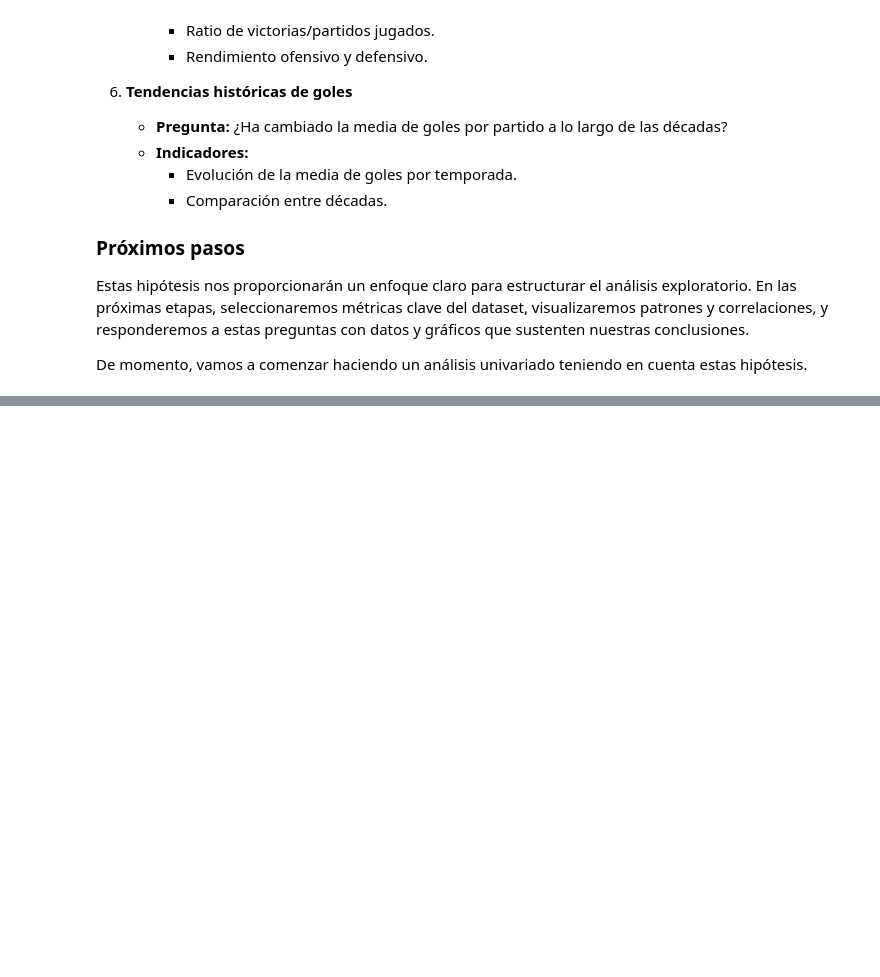
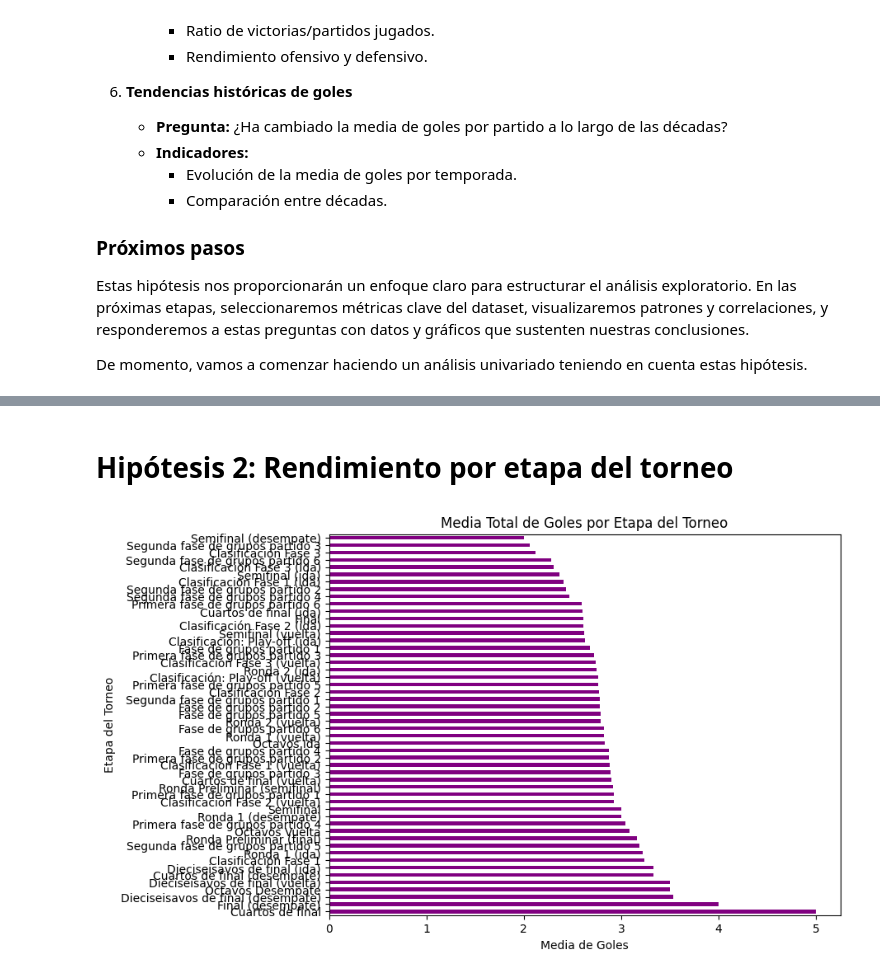
Before and after one commit to 27MarioGomez/ONLINE_DS_THEBRIDGE_27MarioGomez, a Jupyter notebook: Project_Break_I__EDA/EDA - CHAMPIONS LEAGUE/main.ipynb, the cells around one changed output, grey strips where cells are left out. Drawn from its saved outputs; the diff is of its cells as text; code cells hidden in the pictures; blank space fills up the shorter version.

```diff
--- a/Project_Break_I__EDA/EDA - CHAMPIONS LEAGUE/main.ipynb
+++ b/Project_Break_I__EDA/EDA - CHAMPIONS LEAGUE/main.ipynb
@@ -552,0 +488,16 @@ See the caveats in the documentation: https://pandas.pydata.org/pandas-docs/stab
+# %% [markdown]
+# Hipótesis 2: Rendimiento por etapa del torneo
+# %%
+# Media de goles anotados y encajados por etapa
+round_data = df_cleaned.groupby('Round')[['Team 1 Goals', 'Team 2 Goals']].mean()
+round_data['Average Goals'] = round_data['Team 1 Goals'] + round_data['Team 2 Goals']
+
+# Visualización ajustada
+plt.figure(figsize=(8, 6))
+round_data['Average Goals'].sort_values(ascending=False).plot(kind='barh', color="purple")
+plt.title("Media Total de Goles por Etapa del Torneo")
+plt.xlabel("Media de Goles")
+plt.ylabel("Etapa del Torneo")
+plt.show()
+# %% [output]
+[figure, added]
```
Also changed, not shown: parts of 44 cells of this notebook.
